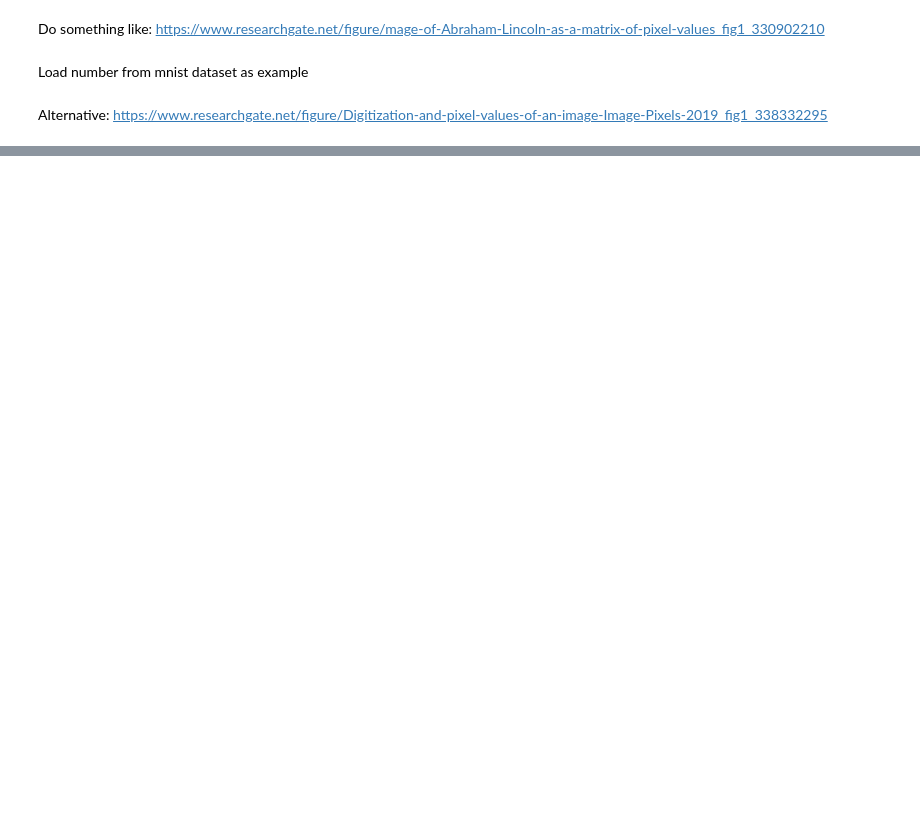
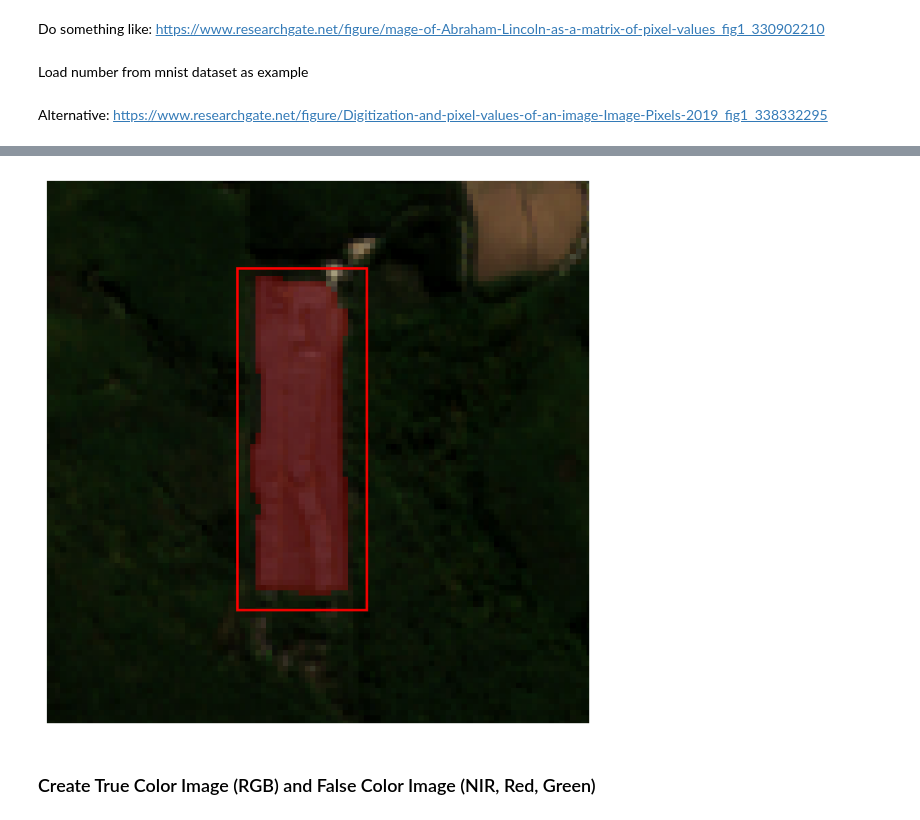
Before and after one commit to Taraman12/Solarpark-detection, a Jupyter notebook: Create_figures_thesis/Introduction_chapter.ipynb, the cells around one changed output, grey strips where cells are left out. Cells and saved outputs as stored; diff of their text form; code cells hidden in the pictures; blank space fills up the shorter version.

```diff
--- a/Create_figures_thesis/Introduction_chapter.ipynb
+++ b/Create_figures_thesis/Introduction_chapter.ipynb
@@ -208,0 +77,6 @@ for y in range(10):
+# %%
+show_rgb_sample(image, mask)
+# %% [output]
+[figure, added]
+# %% [markdown]
+### Create True Color Image (RGB) and False Color Image  (NIR, Red, Green)
```
Also changed, not shown: parts of 28 cells of this notebook.
